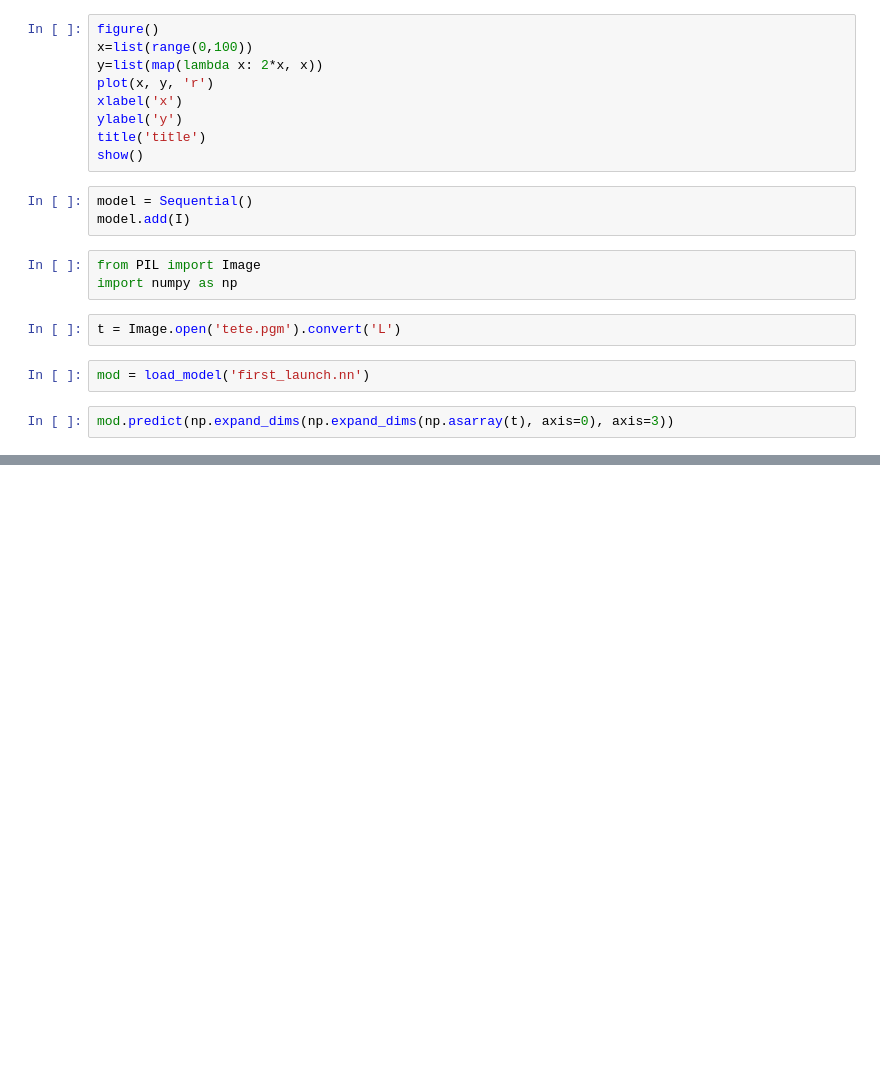
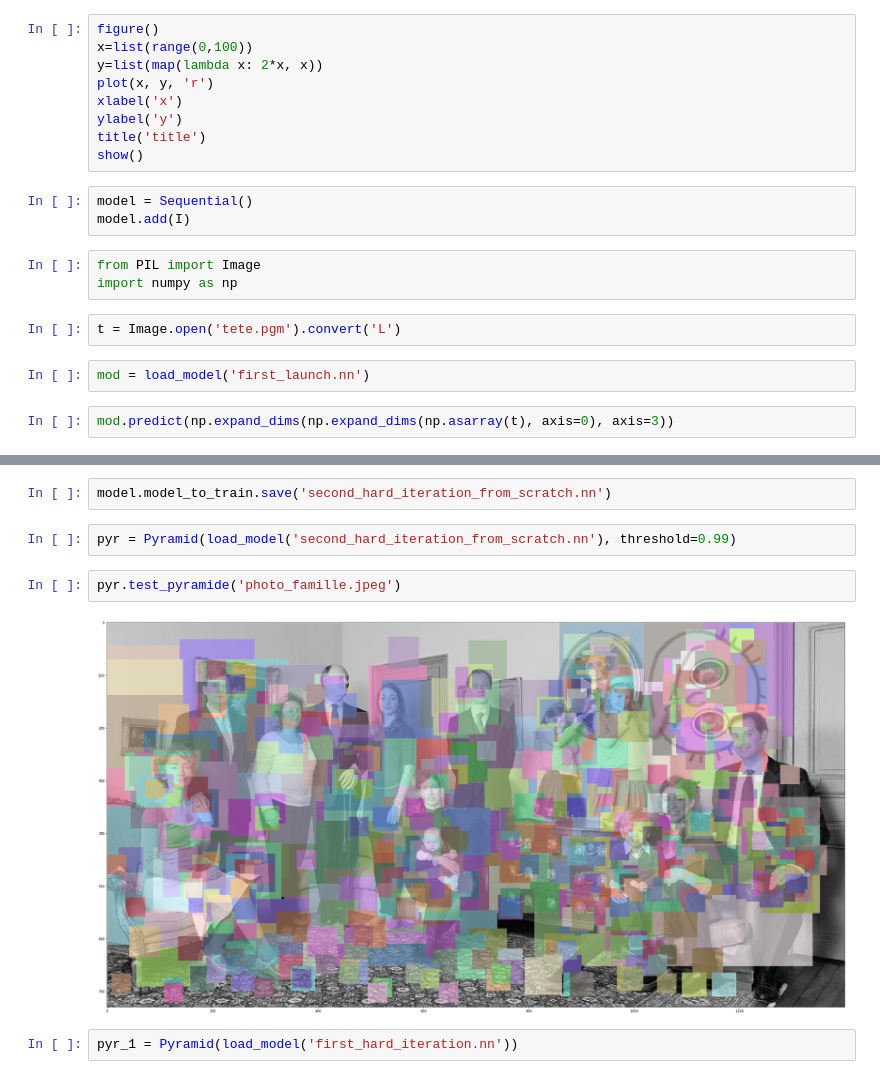
Before and after one commit to Xaxetrov/DEEP, a Jupyter notebook: main_notebook.ipynb, the cells around one changed output, grey strips where cells are left out. Saved outputs shown, nothing was run; the diff lists cells and outputs as text; blank space fills up the shorter version.

Commit message:
Begin pyramid to detect false positive

```diff
--- a/main_notebook.ipynb
+++ b/main_notebook.ipynb
@@ -27,0 +104,10 @@ mod.predict(np.expand_dims(np.expand_dims(np.asarray(t), axis=0), axis=3))
+# %%
+model.model_to_train.save('second_hard_iteration_from_scratch.nn')
+# %%
+pyr = Pyramid(load_model('second_hard_iteration_from_scratch.nn'), threshold=0.99)
+# %%
+pyr.test_pyramide('photo_famille.jpeg')
+# %% [output]
+[figure, added]
+# %%
+pyr_1 = Pyramid(load_model('first_hard_iteration.nn'))
```
Also changed, not shown: parts of 8 cells of this notebook, 4 other files.
